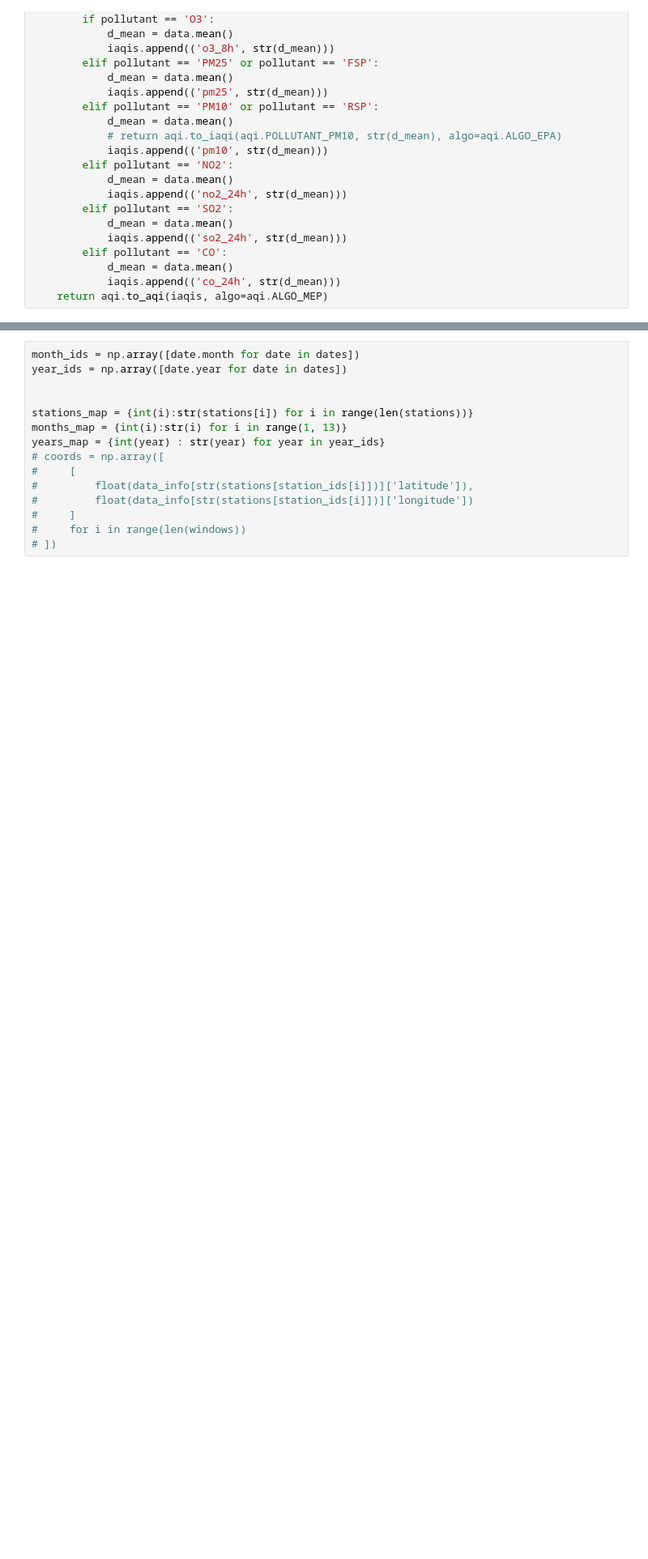
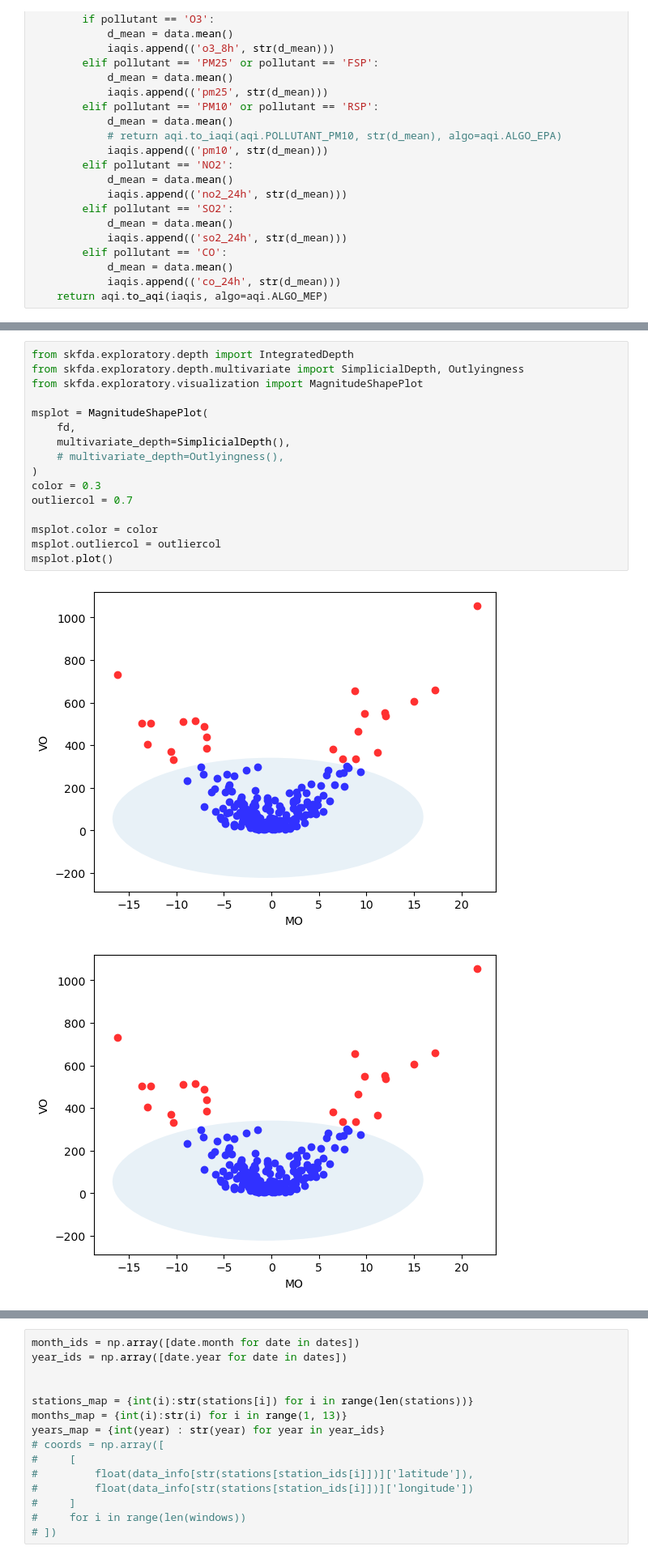
Before and after one commit to texsmv/airq_tool, a Jupyter notebook: ontario_projections_months.ipynb, the cells around one changed output, grey strips where cells are left out. Shown at 81% size. Cells and saved outputs as stored; diff of their text form; blank space fills up the shorter version.

```diff
--- a/ontario_projections_months.ipynb
+++ b/ontario_projections_months.ipynb
@@ -114,0 +197,19 @@ windows, dates, station_ids, stations = commonWindows(windows_map, pollutans, da
+# %%
+from skfda.exploratory.depth import IntegratedDepth
+from skfda.exploratory.depth.multivariate import SimplicialDepth, Outlyingness
+from skfda.exploratory.visualization import MagnitudeShapePlot
+
+msplot = MagnitudeShapePlot(
+    fd,
+    multivariate_depth=SimplicialDepth(),
+    # multivariate_depth=Outlyingness(),
+)
+color = 0.3
+outliercol = 0.7
+
+msplot.color = color
+msplot.outliercol = outliercol
+msplot.plot()
+# %% [output]
+[figure, added]
+[figure, added]
```
Also changed, not shown: parts of 20 cells of this notebook, 1 other file.
